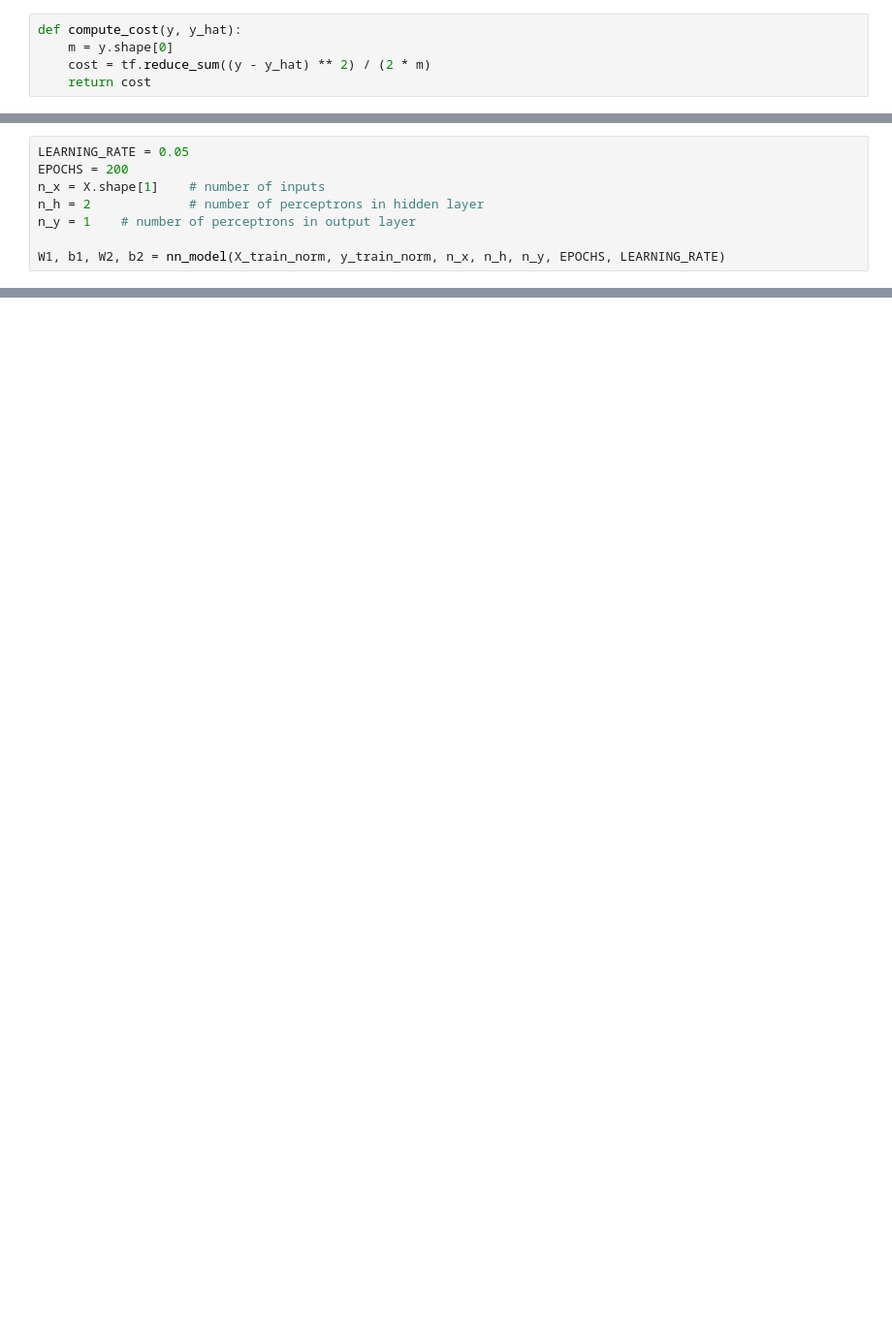
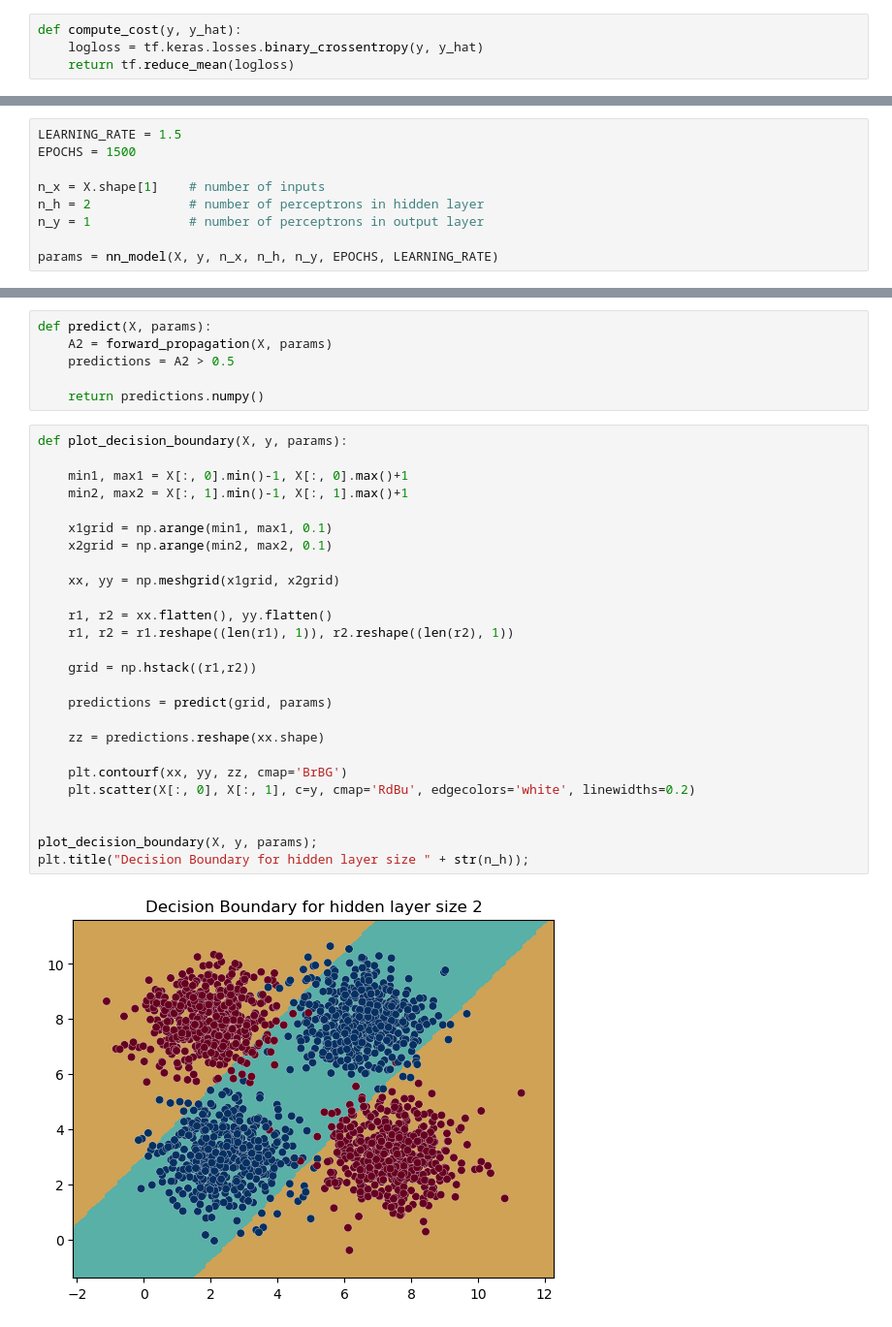
Before and after one commit to VahidTheOnly/NeuralNet-Regression-Classification, a Jupyter notebook: NeuralNet_with_Two_Layers.ipynb, the cells around one changed output, grey strips where cells are left out. Shown at 97% size. Drawn from its saved outputs; the diff is of its cells as text; blank space fills up the shorter version.

```diff
--- a/NeuralNet_with_Two_Layers.ipynb
+++ b/NeuralNet_with_Two_Layers.ipynb
@@ -88,6 +56,5 @@ def forward_propagation(X, W1, b1, W2, b2):
 # %%
 def compute_cost(y, y_hat):
-    m = y.shape[0]
-    cost = tf.reduce_sum((y - y_hat) ** 2) / (2 * m)
-    return cost
+    logloss = tf.keras.losses.binary_crossentropy(y, y_hat)
+    return tf.reduce_mean(logloss)
 # %%
@@ -119,9 +102,10 @@ def nn_model(X, y, n_x, n_h, n_y, epochs, learning_rate):
 # %%
-LEARNING_RATE = 0.05
-EPOCHS = 200
+LEARNING_RATE = 1.5
+EPOCHS = 1500
+
 n_x = X.shape[1]    # number of inputs
 n_h = 2             # number of perceptrons in hidden layer
-n_y = 1    # number of perceptrons in output layer
+n_y = 1             # number of perceptrons in output layer
 
-W1, b1, W2, b2 = nn_model(X_train_norm, y_train_norm, n_x, n_h, n_y, EPOCHS, LEARNING_RATE)
+params = nn_model(X, y, n_x, n_h, n_y, EPOCHS, LEARNING_RATE)
 # %% [output]
@@ -148,0 +127,34 @@ Epoch:190, Cost: 0.14124563336372375
+# %%
+def predict(X, params):
+    A2 = forward_propagation(X, params)
+    predictions = A2 > 0.5
+
+    return predictions.numpy()
+# %%
+def plot_decision_boundary(X, y, params):
+
+    min1, max1 = X[:, 0].min()-1, X[:, 0].max()+1
+    min2, max2 = X[:, 1].min()-1, X[:, 1].max()+1
+
+    x1grid = np.arange(min1, max1, 0.1)
+    x2grid = np.arange(min2, max2, 0.1)
+
+    xx, yy = np.meshgrid(x1grid, x2grid)
+
+    r1, r2 = xx.flatten(), yy.flatten()
+    r1, r2 = r1.reshape((len(r1), 1)), r2.reshape((len(r2), 1))
+
+    grid = np.hstack((r1,r2))
+
+    predictions = predict(grid, params)
+
+    zz = predictions.reshape(xx.shape)
+
+    plt.contourf(xx, yy, zz, cmap='BrBG')
+    plt.scatter(X[:, 0], X[:, 1], c=y, cmap='RdBu', edgecolors='white', linewidths=0.2)
+
+
+plot_decision_boundary(X, y, params);
+plt.title("Decision Boundary for hidden layer size " + str(n_h));
+# %% [output]
+[figure, added]
```
Also changed, not shown: parts of 14 cells of this notebook.
